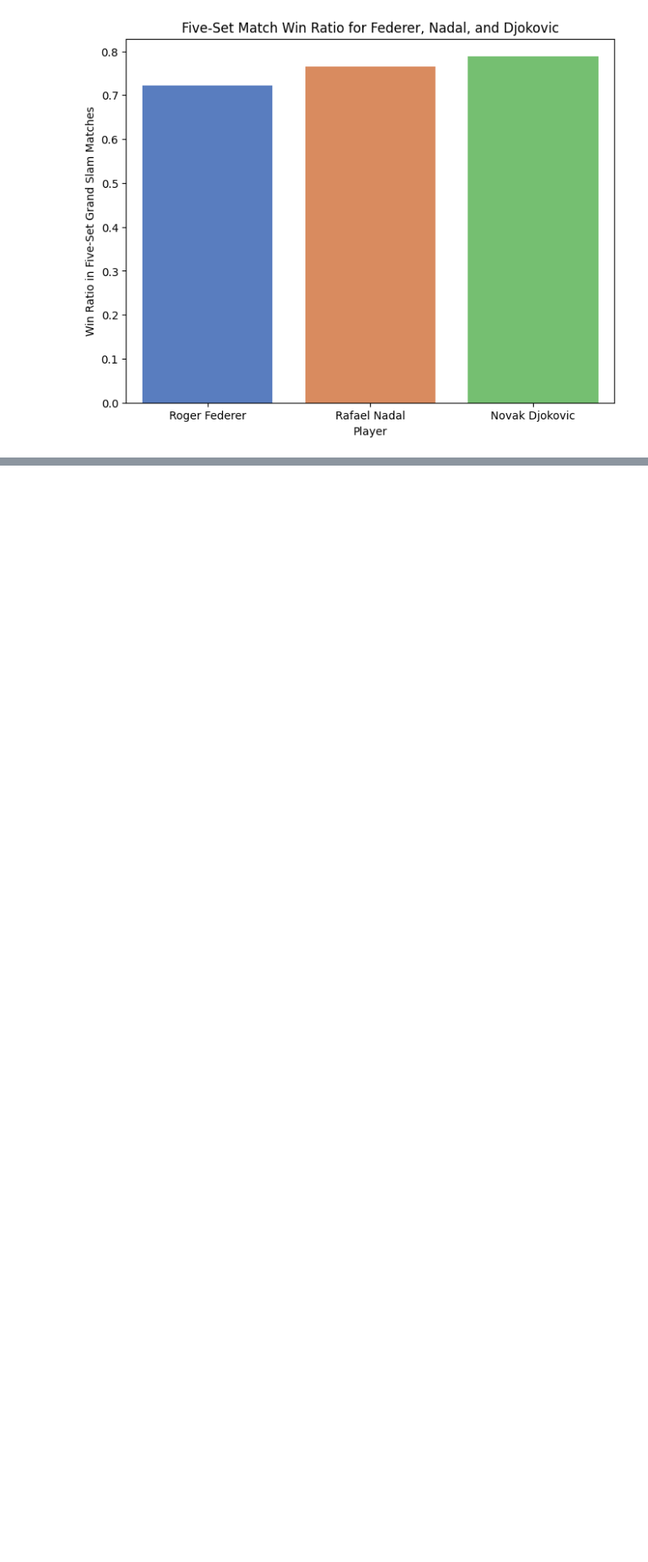
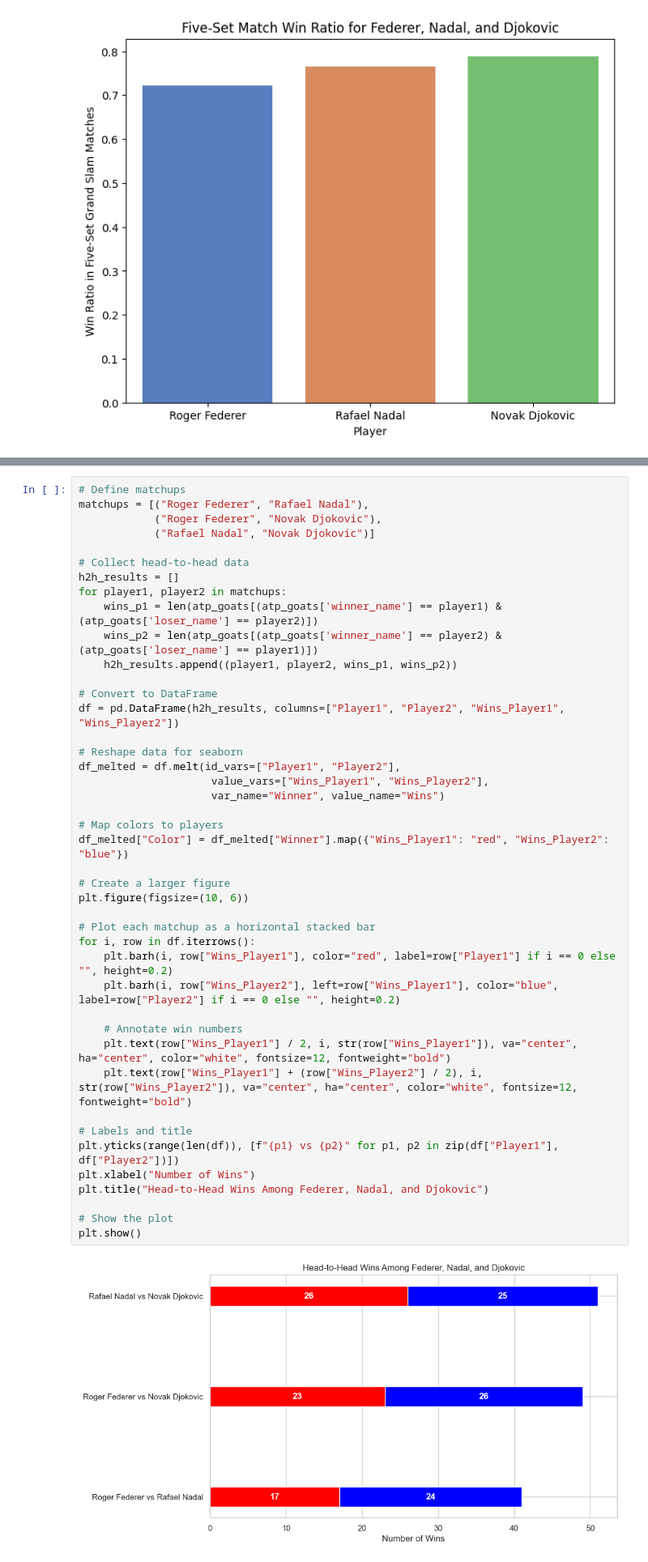
Before and after one commit to com-480-data-visualization/Racket-Science, a Jupyter notebook: exploration_goats.ipynb, the cells around one changed output, grey strips where cells are left out. Shown at 81% size. Drawn from its saved outputs; the diff is of its cells as text; blank space fills up the shorter version.

Commit message:
final version of script general goat

```diff
--- a/exploration_goats.ipynb
+++ b/exploration_goats.ipynb
@@ -479,0 +482,45 @@ plt.show()
+# %%
+# Define matchups
+matchups = [("Roger Federer", "Rafael Nadal"),
+            ("Roger Federer", "Novak Djokovic"),
+            ("Rafael Nadal", "Novak Djokovic")]
+
+# Collect head-to-head data
+h2h_results = []
+for player1, player2 in matchups:
+    wins_p1 = len(atp_goats[(atp_goats['winner_name'] == player1) & (atp_goats['loser_name'] == player2)])
+    wins_p2 = len(atp_goats[(atp_goats['winner_name'] == player2) & (atp_goats['loser_name'] == player1)])
+    h2h_results.append((player1, player2, wins_p1, wins_p2))
+
+# Convert to DataFrame
+df = pd.DataFrame(h2h_results, columns=["Player1", "Player2", "Wins_Player1", "Wins_Player2"])
+
+# Reshape data for seaborn
+df_melted = df.melt(id_vars=["Player1", "Player2"],
+                     value_vars=["Wins_Player1", "Wins_Player2"],
+                     var_name="Winner", value_name="Wins")
+
+# Map colors to players
+df_melted["Color"] = df_melted["Winner"].map({"Wins_Player1": "red", "Wins_Player2": "blue"})
+
+# Create a larger figure
+plt.figure(figsize=(10, 6))
+
+# Plot each matchup as a horizontal stacked bar
+for i, row in df.iterrows():
+    plt.barh(i, row["Wins_Player1"], color="red", label=row["Player1"] if i == 0 else "", height=0.2)
+    plt.barh(i, row["Wins_Player2"], left=row["Wins_Player1"], color="blue", label=row["Player2"] if i == 0 else "", height=0.2)
+
+    # Annotate win numbers
+    plt.text(row["Wins_Player1"] / 2, i, str(row["Wins_Player1"]), va="center", ha="center", color="white", fontsize=12, fontweight="bold")
+    plt.text(row["Wins_Player1"] + (row["Wins_Player2"] / 2), i, str(row["Wins_Player2"]), va="center", ha="center", color="white", fontsize=12, fontweight="bold")
+
+# Labels and title
+plt.yticks(range(len(df)), [f"{p1} vs {p2}" for p1, p2 in zip(df["Player1"], df["Player2"])])
+plt.xlabel("Number of Wins")
+plt.title("Head-to-Head Wins Among Federer, Nadal, and Djokovic")
+
+# Show the plot
+plt.show()
+# %% [output]
+[figure, added]
```
Also changed, not shown: parts of 3 cells of this notebook.
